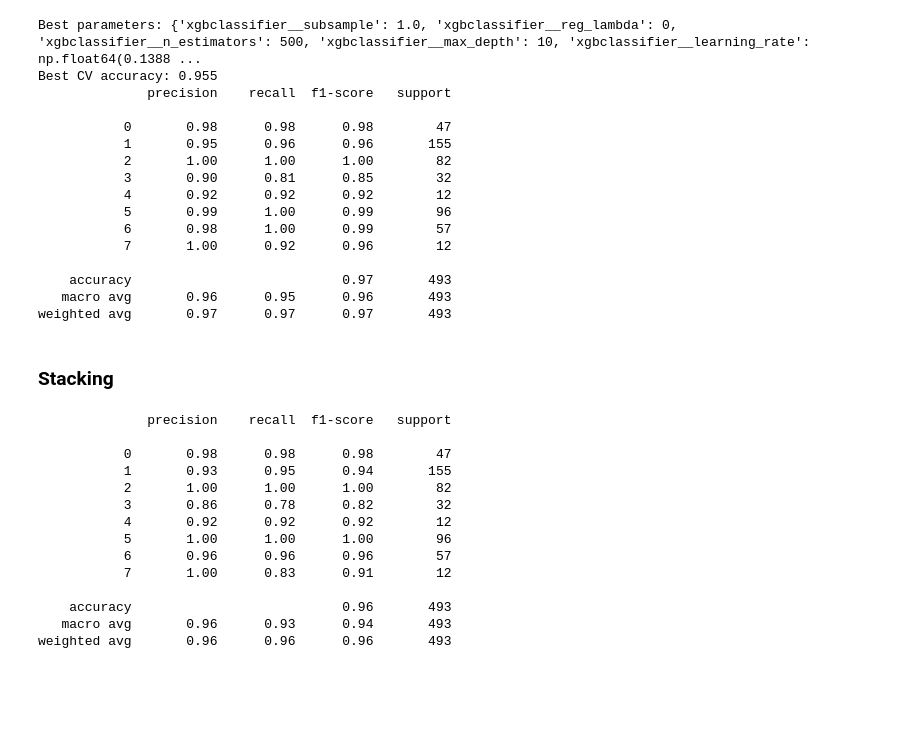
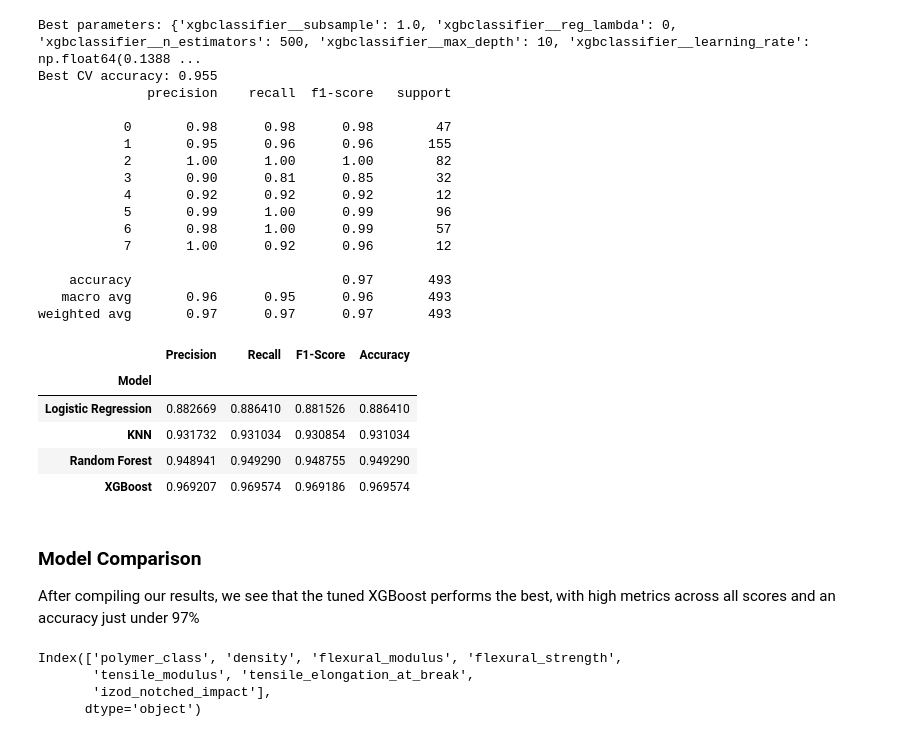
Before and after one commit to mike-keating-iv/ml-polymer-classification, a Jupyter notebook: polymers_classifier.ipynb, the cells around one changed output. Drawn from its saved outputs; the diff is of its cells as text; code cells hidden in the pictures; blank space fills up the shorter version.

```diff
--- a/polymers_classifier.ipynb
+++ b/polymers_classifier.ipynb
@@ -647,33 +678,50 @@ Best CV accuracy: 0.955
     accuracy                           0.97       493
    macro avg       0.96      0.95      0.96       493
 weighted avg       0.97      0.97      0.97       493
-# %% [markdown]
-### Stacking
-# %%
-from sklearn.ensemble import StackingClassifier
-
-# Combine our random forest and xgboost models with soft voting
-base_learners = [("xgb", best_xbg), ("rf", best_rf), ("knn", best_knn)]
-
-
-stacking_clf = StackingClassifier(estimators=base_learners, final_estimator=LogisticRegression(), cv=5, n_jobs=-1)
-
-stacking_clf.fit(X_train, y_train)
-
-y_pred_stacking = stacking_clf.predict(X_test)
-print(classification_report(y_test, y_pred_stacking))
-# %% [output]
-              precision    recall  f1-score   support
-
-           0       0.98      0.98      0.98        47
-           1       0.93      0.95      0.94       155
-           2       1.00      1.00      1.00        82
-           3       0.86      0.78      0.82        32
-           4       0.92      0.92      0.92        12
-           5       1.00      1.00      1.00        96
-           6       0.96      0.96      0.96        57
-           7       1.00      0.83      0.91        12
-
-    accuracy                           0.96       493
-   macro avg       0.96      0.93      0.94       493
-weighted avg       0.96      0.96      0.96       493
+# %%
+
+# Extract scores from classification reports
+logreg_report = classification_report(y_test, y_pred_logreg, target_names=label_encoder.classes_, output_dict=True)
+knn_report = classification_report(y_test, y_pred_knn, target_names=label_encoder.classes_, output_dict=True)
+rf_report = classification_report(y_test, y_pred_rf, target_names=label_encoder.classes_, output_dict=True)
+xgb_report = classification_report(y_test, y_pred_xgb, target_names=label_encoder.classes_, output_dict=True)
+
+# Create a DataFrame to store the scores
+scores_data = []
+for model_name, report in [('Logistic Regression', logreg_report), ('KNN', knn_report), ('Random Forest', rf_report), ('XGBoost', xgb_report)]:
+    scores_data.append({
+        'Model': model_name,
+        'Precision': report['weighted avg']['precision'],
+        'Recall': report['weighted avg']['recall'],
+        'F1-Score': report['weighted avg']['f1-score'],
+        'Accuracy': report['accuracy']
+    })
+
+df_scores = pd.DataFrame(scores_data)
+
+# Set the index to the Model name for easier styling
+df_scores = df_scores.set_index('Model')
+
+# Highlight the maximum value in each column
+styled_df = df_scores.style.highlight_max(color='lightgreen')
+
+# Display the styled table
+display(styled_df)
+# %% [output]
+|  | Precision | Recall | F1-Score | Accuracy |
+| Model |  |  |  |  |
+| Logistic Regression | 0.882669 | 0.886410 | 0.881526 | 0.886410 |
+| KNN | 0.931732 | 0.931034 | 0.930854 | 0.931034 |
+| Random Forest | 0.948941 | 0.949290 | 0.948755 | 0.949290 |
+| XGBoost | 0.969207 | 0.969574 | 0.969186 | 0.969574 |
+# %% [markdown]
+### Model Comparison
+
+After compiling our results, we see that the tuned XGBoost performs the best, with high metrics across all scores and an accuracy just under 97%
+# %%
+print(df_balanced.columns)
+# %% [output]
+Index(['polymer_class', 'density', 'flexural_modulus', 'flexural_strength',
+       'tensile_modulus', 'tensile_elongation_at_break',
+       'izod_notched_impact'],
+      dtype='object')
```
Also changed, not shown: parts of 12 cells of this notebook.
